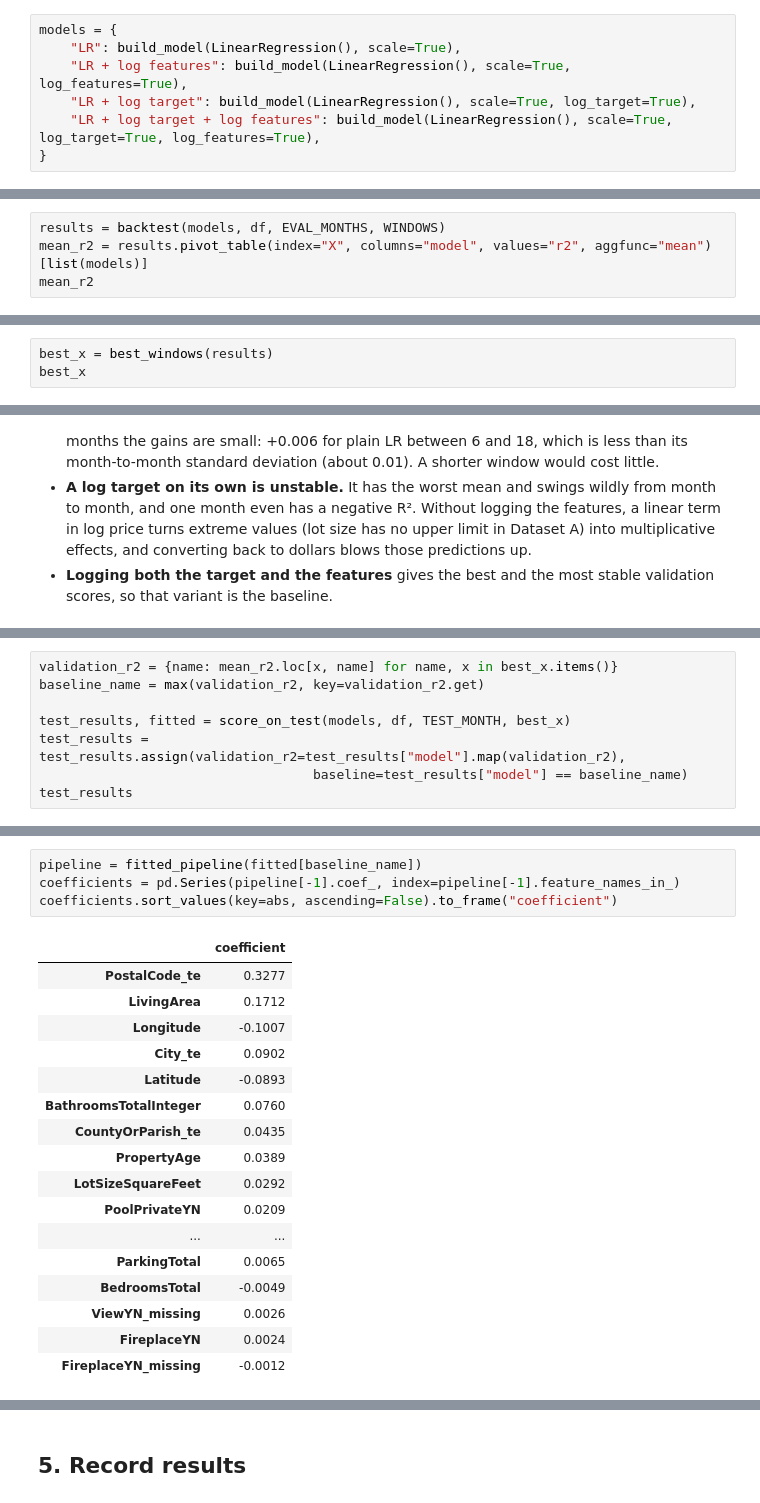
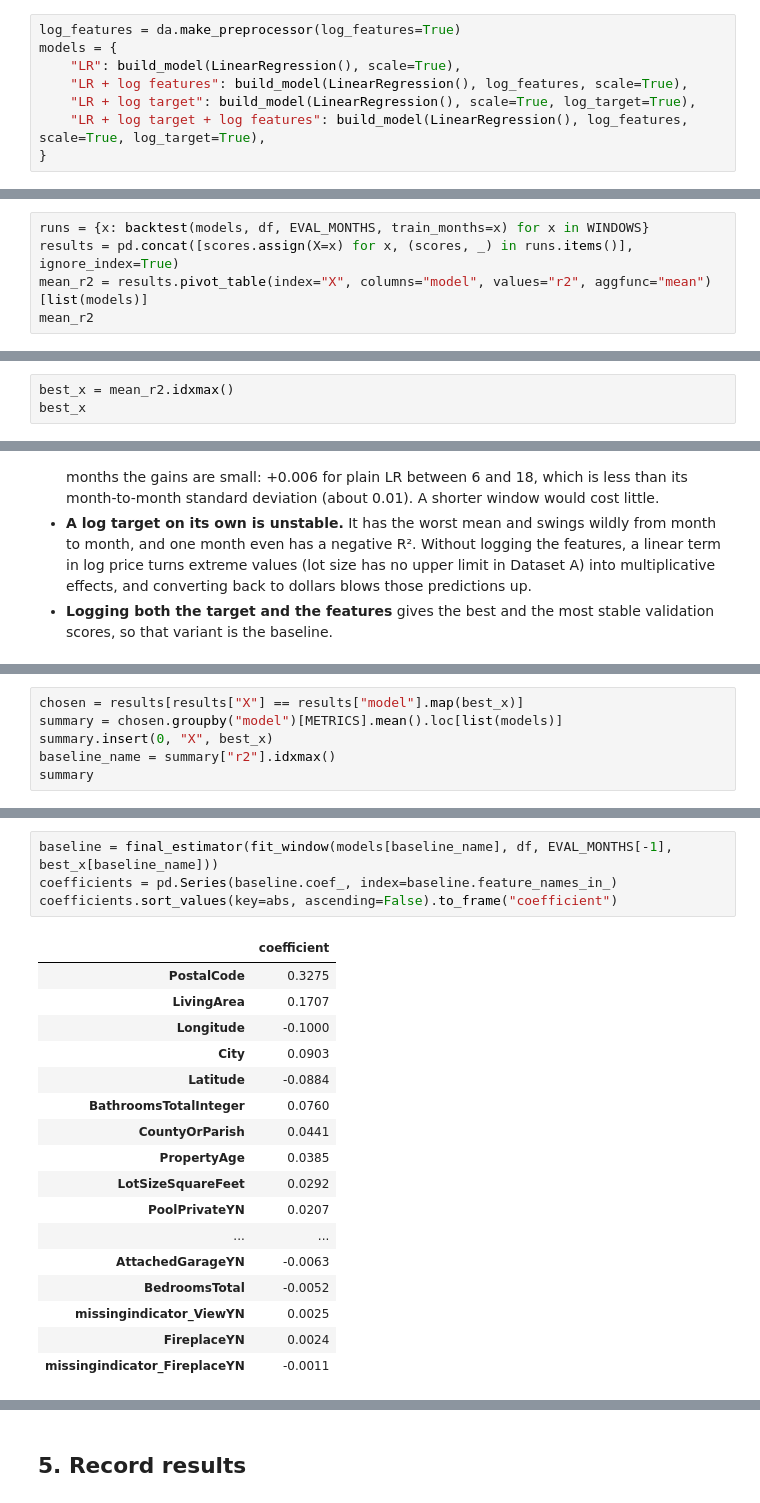
Before and after one commit to r0hankrishnan/IDX-Exchange-Data-Science, a Jupyter notebook: notebooks/03_baseline_model.ipynb, the cells around one changed output, grey strips where cells are left out. Drawn from its saved outputs; the diff is of its cells as text.

```diff
--- a/notebooks/03_baseline_model.ipynb
+++ b/notebooks/03_baseline_model.ipynb
@@ -40,15 +42,17 @@ Every variant has the same pipeline: `DatasetAPreprocessor` → `StandardScaler`
 # %%
+log_features = da.make_preprocessor(log_features=True)
 models = {
     "LR": build_model(LinearRegression(), scale=True),
-    "LR + log features": build_model(LinearRegression(), scale=True, log_features=True),
+    "LR + log features": build_model(LinearRegression(), log_features, scale=True),
     "LR + log target": build_model(LinearRegression(), scale=True, log_target=True),
-    "LR + log target + log features": build_model(LinearRegression(), scale=True, log_target=True, log_features=True),
+    "LR + log target + log features": build_model(LinearRegression(), log_features, scale=True, log_target=True),
 }
 # %% [markdown]
 ## 2. Choosing the training window X
 Each variant is fit on the X months before each validation month and scored on that month. That gives 7 windows × 6 months. The largest window that fits before 2025-10 is 21 months, so 18 is the longest one tried.
 # %%
-results = backtest(models, df, EVAL_MONTHS, WINDOWS)
+runs = {x: backtest(models, df, EVAL_MONTHS, train_months=x) for x in WINDOWS}
+results = pd.concat([scores.assign(X=x) for x, (scores, _) in runs.items()], ignore_index=True)
 mean_r2 = results.pivot_table(index="X", columns="model", values="r2", aggfunc="mean")[list(models)]
 mean_r2
 # %% [output]
@@ -88,6 +92,6 @@ results.groupby(["model", "X"])["r2"].agg(["mean", "std", "min"]).unstack("model
 | 12 | 0.7874 | 0.0101 | 0.7776 | 0.7627 | 0.0141 | 0.7455 | 0.5476 | 0.2338 | 0.1463 | ... |
 | 18 | 0.7894 | 0.0090 | 0.7802 | 0.7652 | 0.0121 | 0.7543 | 0.5635 | 0.2142 | 0.2018 | ... |
 # %%
-best_x = best_windows(results)
+best_x = mean_r2.idxmax()
 best_x
 # %% [output]
@@ -106,9 +112,7 @@ Each variant is refit on its chosen X months before 2026-04 and scored once on 2
 # %%
-validation_r2 = {name: mean_r2.loc[x, name] for name, x in best_x.items()}
-baseline_name = max(validation_r2, key=validation_r2.get)
-
-test_results, fitted = score_on_test(models, df, TEST_MONTH, best_x)
-test_results = test_results.assign(validation_r2=test_results["model"].map(validation_r2),
-                                   baseline=test_results["model"] == baseline_name)
-test_results
+chosen = results[results["X"] == results["model"].map(best_x)]
+summary = chosen.groupby("model")[METRICS].mean().loc[list(models)]
+summary.insert(0, "X", best_x)
+baseline_name = summary["r2"].idxmax()
+summary
 # %% [output]
@@ -127,23 +132,23 @@ Standardized coefficients: the change in the prediction (in log dollars if the t
 # %%
-pipeline = fitted_pipeline(fitted[baseline_name])
-coefficients = pd.Series(pipeline[-1].coef_, index=pipeline[-1].feature_names_in_)
+baseline = final_estimator(fit_window(models[baseline_name], df, EVAL_MONTHS[-1], best_x[baseline_name]))
+coefficients = pd.Series(baseline.coef_, index=baseline.feature_names_in_)
 coefficients.sort_values(key=abs, ascending=False).to_frame("coefficient")
 # %% [output]
 |  | coefficient |
-| PostalCode_te | 0.3277 |
-| LivingArea | 0.1712 |
-| Longitude | -0.1007 |
-| City_te | 0.0902 |
-| Latitude | -0.0893 |
+| PostalCode | 0.3275 |
+| LivingArea | 0.1707 |
+| Longitude | -0.1000 |
+| City | 0.0903 |
+| Latitude | -0.0884 |
 | BathroomsTotalInteger | 0.0760 |
-| CountyOrParish_te | 0.0435 |
-| PropertyAge | 0.0389 |
+| CountyOrParish | 0.0441 |
+| PropertyAge | 0.0385 |
 | LotSizeSquareFeet | 0.0292 |
-| PoolPrivateYN | 0.0209 |
+| PoolPrivateYN | 0.0207 |
 | ... | ... |
-| ParkingTotal | 0.0065 |
-| BedroomsTotal | -0.0049 |
-| ViewYN_missing | 0.0026 |
+| AttachedGarageYN | -0.0063 |
+| BedroomsTotal | -0.0052 |
+| missingindicator_ViewYN | 0.0025 |
 | FireplaceYN | 0.0024 |
-| FireplaceYN_missing | -0.0012 |
+| missingindicator_FireplaceYN | -0.0011 |
 # %%
```
Also changed, not shown: parts of 11 cells of this notebook, 39 other files.
